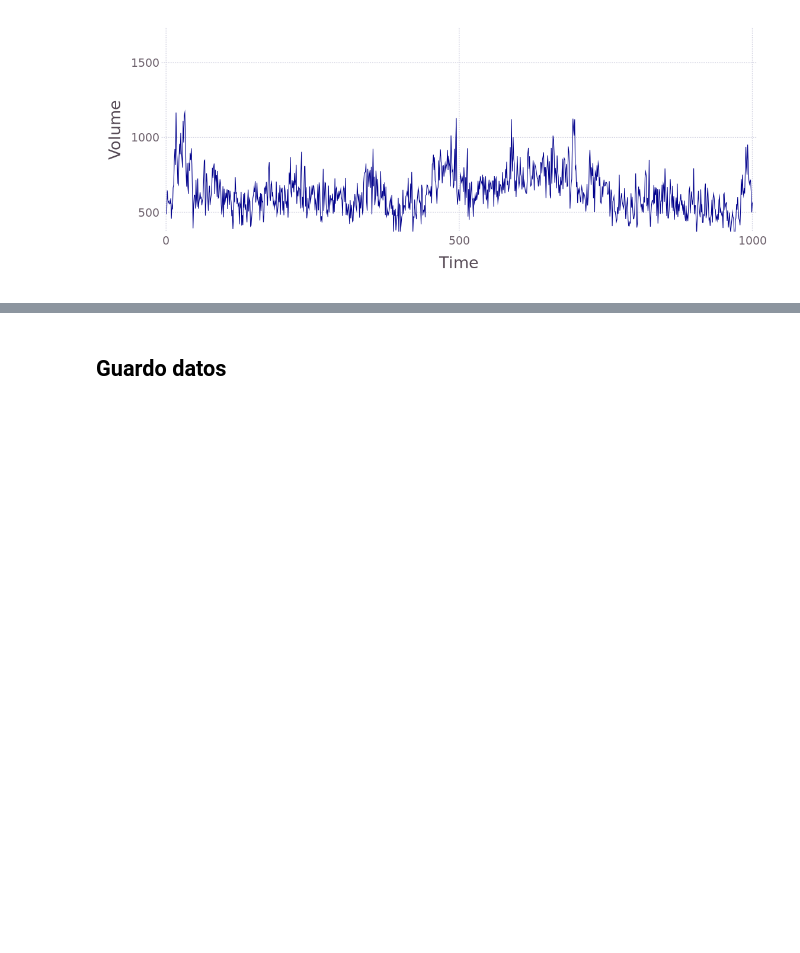
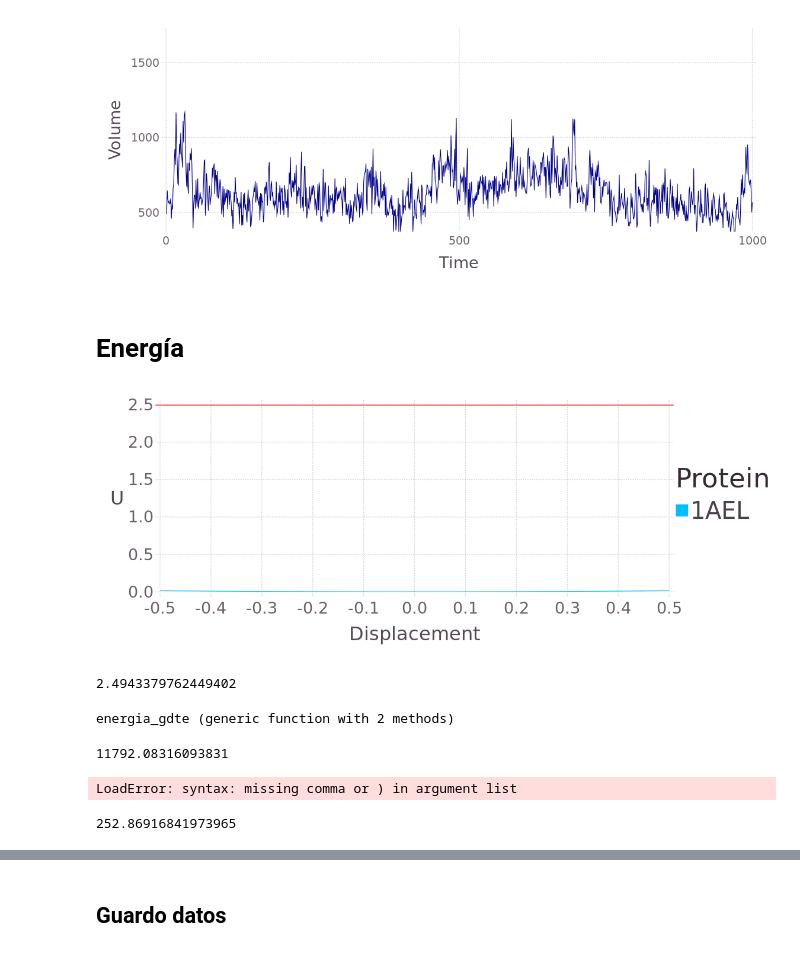
Before and after one commit to pgbarletta/reold_lbp, a Jupyter notebook: src/vgv_1ael.ipynb, the cells around one changed output, grey strips where cells are left out. Drawn from its saved outputs; the diff is of its cells as text; code cells hidden in the pictures; blank space fills up the shorter version.

Commit message:
Tried to get energies. Don't know how. Also graphed RMSF.

```diff
--- a/src/vgv_1ael.ipynb
+++ b/src/vgv_1ael.ipynb
@@ -440,3 +396,76 @@ pdf_trj_vol = plot(df_trj_vol, x = "Time", y = "Volume", Geom.line,
         minor_label_font_size = 14pt, major_label_font_size = 20pt, key_title_font_size = 20pt))
 # %% [output]
 [figure]
+# %% [markdown]
+# Energía
+# %%
+points = 21
+max = floor(points / 2)
+min = -max
+
+E_1ael = Array{Float64,1}(points)
+i = 0
+for d = min:max
+    i+=1
+    E_1ael[i] = energia_gdte(evals_1ael, vgv_1ael, d * 1e-1)
+end
+# %%
+# Compilo en un dataframe.
+df_E = DataFrame(U = E_1ael ,
+Displacement = repeat(collect(min:1:max) * 5e-2, outer = [1]),
+Protein = fill("1AEL", points))
+
+pdf_E = plot(df_E, y = "U", x = "Displacement", color = "Protein", Geom.line,
+yintercept = [RT], Geom.hline(color = "red"),
+Guide.xticks(ticks = collect(min:2:max) * 5e-2),
+
+Theme(bar_spacing=2pt, grid_line_width=1pt, Theme(default_color=colorant"deepskyblue"),
+minor_label_font_size = 20pt, major_label_font_size = 24pt, key_title_font_size = 34pt,
+key_label_font_size = 30pt))
+# %% [output]
+[figure, added]
+# %%
+RT
+# %% [output]
+2.4943379762449402
+# %%
+function energia_gdte(evals::Array{Float64, 1}, gdte::Array{Float64, 1}, d::Float64 = 1.)
+
+    if length(evals) != length(gdte)
+        error("Lengths of evals and gdte don't match. Aborting.")
+    end
+
+    # Declaro cte de boltzmann, avogadro, y temperatura.
+    const k = 1.38064852e-23
+    const avgdro = 6.0221409e+23
+    const T = 300
+    const RT_cal = 0.593 # Kcal/mol
+    const RT = k * avgdro * T * .001 # KJ/mol
+    const RT_ = k * avgdro * T # J/mol
+    const cte = 11792.08316093831
+
+    const gdte_mod = gdte ./ sum(gdte)
+
+    return d^2 * 0.5 * RT_cal * sum(evals.^2 .* gdte.^2) / cte # KJ/mol
+end
+# %% [output]
+energia_gdte (generic function with 2 methods)
+# %%
+# Declaro cte de boltzmann, avogadro, y temperatura.
+k = 1.38064852e-23
+avgdro = 6.0221409e+23
+T = 300
+RT_cal = 0.593 # Kcal/mol
+RT = k * avgdro * T * .001 # KJ/mol
+cte = 11792.08316093831
+# %% [output]
+11792.08316093831
+# %%
+d = .5
+(d)^2 * 0.5 * RT_cal * sum((evals_1ael./1e-8 .* mod_gdte).1e-8.^2) # KJ/mol
+# %% [output]
+LoadError: syntax: missing comma or ) in argument list
+# %%
+sum(evals_1ael.^2 .* vgv_1ael.^2)
+# %% [output]
+252.86916841973965
```
Also changed, not shown: parts of 8 cells of this notebook.
